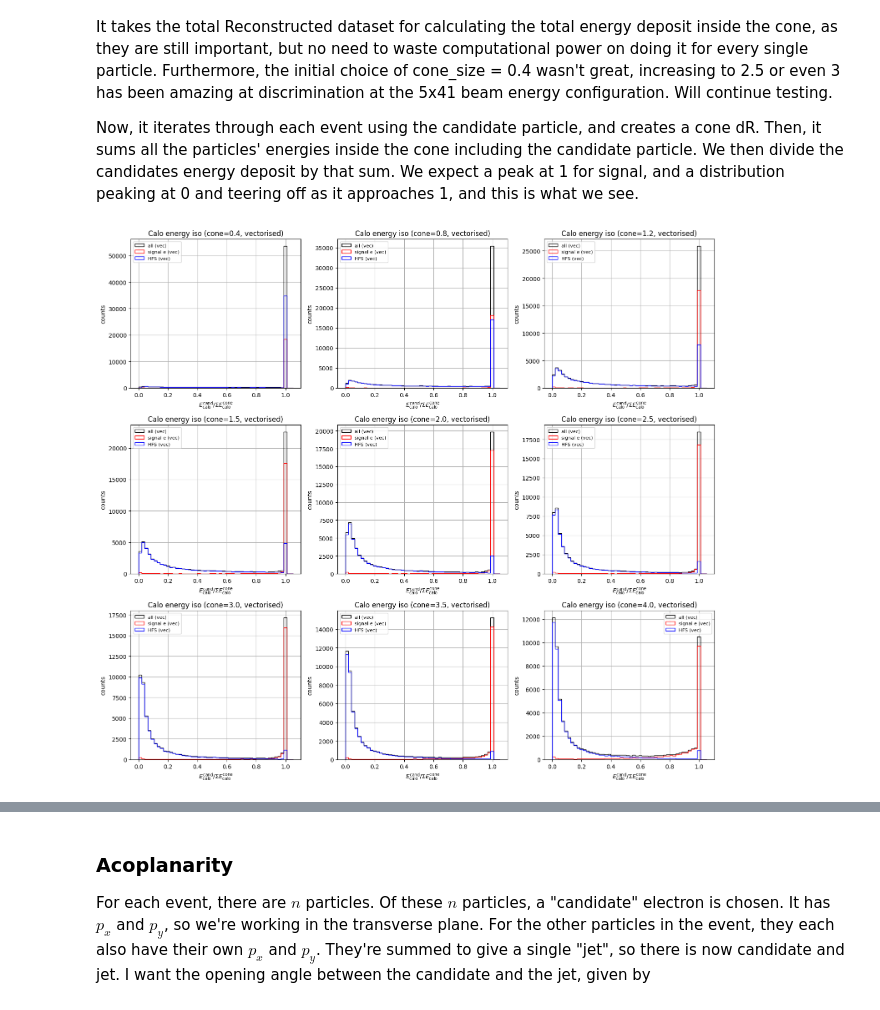
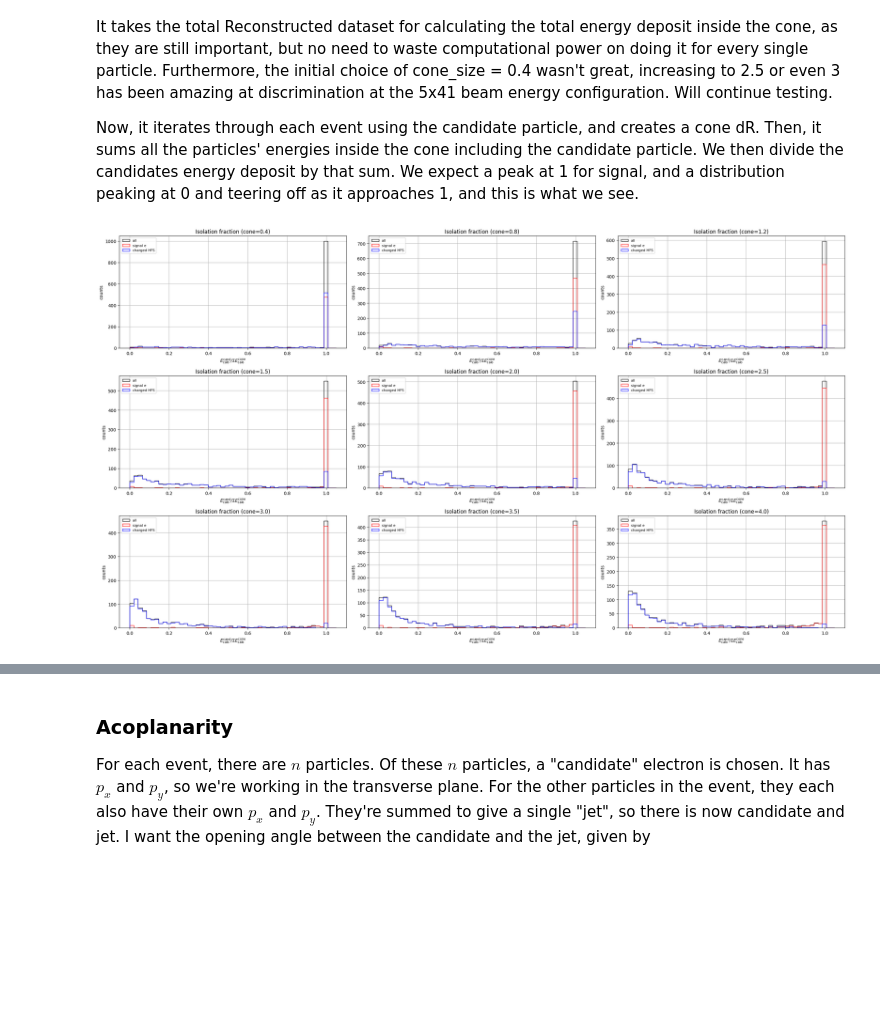
Before and after one commit to nalted/Masters-Project-Public, a Jupyter notebook: projectxg/xgboost_tutorial.ipynb, the cells around one changed output, grey strips where cells are left out. Cells and saved outputs as stored; diff of their text form; code cells hidden in the pictures; blank space fills up the shorter version.

```diff
--- a/projectxg/xgboost_tutorial.ipynb
+++ b/projectxg/xgboost_tutorial.ipynb
@@ -57,7 +86,7 @@ trees = [uproot.open(f)["events"] for f in input_files]
 # %%
 filter_name=[
-    "ReconstructedParticles/ReconstructedParticles.*",
     "ReconstructedChargedParticles/ReconstructedChargedParticles.*",
+    #"ReconstructedChargedParticles/ReconstructedChargedParticles.*",
     "MCParticles/MCParticles.*",
     "EcalBarrelClusters/EcalBarrelClusters.*",
     "EcalEndcapPClusters/EcalEndcapPClusters.*",
@@ -65,10 +94,10 @@ filter_name=[
     "EcalBarrelClusterAssociations/EcalBarrelClusterAssociations.*",
     "EcalEndcapPClusterAssociations/EcalEndcapPClusterAssociations.*",
     "EcalEndcapNClusterAssociations/EcalEndcapNClusterAssociations.*",
-    "ReconstructedParticleAssociations/ReconstructedParticleAssociations.*",
     "ReconstructedChargedParticleAssociations/ReconstructedChargedParticleAssociations.*",
-    "InclusiveKinematicsTruth/InclusiveKinematicsTruth.*"
-],
+    #"ReconstructedChargedParticleAssociations/ReconstructedChargedParticleAssociations.*",
+    "InclusiveKinematicsTruth/InclusiveKinematicsTruth.*",
+]
 
 events_list = [tree.arrays(filter_name=filter_name, library="ak") for tree in trees]
 events = ak.concatenate(events_list, axis=0)
@@ -337,7 +368,6 @@ Now, it iterates through each event using the candidate particle, and creates a
 # %%
 # isolation - fully vectorised using awkward broadcasting
 def calculate_isolation_vectorised(cand_eta, cand_phi, field_eta, field_phi, field_weight, cone_size=2.5):
-    """Compute sum of field_weight inside cone around each candidate, per event."""
     # cand shape:  [events, n_cand]
     # field shape: [events, n_field]
     # broadcast to [events, n_cand, n_field]
@@ -438,37 +470,37 @@ iso_frac_calo_vec = ak.where(iso_calo_total_vec > 0,
 # %%
 # plotting the isolation fraction using the vectorised isolation calculation for the same cone sizes
 cone_sizes = [0.4, 0.8, 1.2, 1.5, 2.0, 2.5, 3.0, 3.5, 4.0]
 ncols = 3
 nrows = int(np.ceil(len(cone_sizes) / ncols))
 
 
-fig, axes = plt.subplots(nrows, ncols, figsize=(5 * ncols, 4.5 * nrows))
+fig, axes = plt.subplots(nrows, ncols, figsize=(8 * ncols, 4.5 * nrows))
 axes = np.atleast_1d(axes).ravel()
 
 for ax, cone in zip(axes, cone_sizes):
     iso_calo_cone_vec = calculate_isolation_vectorised(
-        matched_calo_eta_ch, matched_calo_phi_ch,
+        matched_calo_eta, matched_calo_phi,
         all_calo_eta, all_calo_phi, all_calo_E, cone_size=cone
     )
-    iso_frac_calo_cone_vec = ak.where(iso_calo_cone_vec > 0, matched_calo_E_ch_vec / iso_calo_cone_vec, 0.0)
+    iso_frac_calo_cone_vec = ak.where(iso_calo_cone_vec > 0, matched_calo_E_vec / iso_calo_cone_vec, 0.0)
 
-    all_vals_vec = ak.flatten(iso_frac_calo_cone_vec[reco_has_mc_ch])
-    sig_vals_vec = ak.flatten(iso_frac_calo_cone_vec[is_signal_electron_ch])
-    hfs_vals_vec = ak.flatten(iso_frac_calo_cone_vec[is_hfs_ch])
+    all_vals_vec = ak.flatten(iso_frac_calo_cone_vec[reco_has_mc])
+    sig_vals_vec = ak.flatten(iso_frac_calo_cone_vec[is_signal_electron])
+    hfs_vals_vec = ak.flatten(iso_frac_calo_cone_vec[is_hfs])
 
-    ax.hist(all_vals_vec, bins=50, range=(0, 1.05), histtype='step', color='black', label='all (vec)')
-    ax.hist(sig_vals_vec, bins=50, range=(0, 1.05), histtype='step', color='red', label='signal e (vec)')
-    ax.hist(hfs_vals_vec, bins=50, range=(0, 1.05), histtype='step', color='blue', label='HFS (vec)')
+    ax.hist(all_vals_vec, bins=50, range=(0, 1.05), histtype='step', color='black', label='all')
+    ax.hist(sig_vals_vec, bins=50, range=(0, 1.05), histtype='step', color='red', label='signal e')
+    ax.hist(hfs_vals_vec, bins=50, range=(0, 1.05), histtype='step', color='blue', label='charged HFS')
     ax.set_xlabel(r'$E_{\mathrm{calo}}^{\mathrm{cand}} / \Sigma E_{\mathrm{calo}}^{\mathrm{cone}}$')
     ax.set_ylabel('counts')
-    ax.set_title(f'Calo energy iso (cone={cone}, vectorised)')
+    ax.set_title(f'Isolation fraction (cone={cone})')
     ax.grid(True)
     ax.legend(fontsize=8)
 
 for ax in axes[len(cone_sizes):]:
     ax.set_visible(False)
 plt.tight_layout()
 plt.show()
 # %% [output]
-[figure, old version]
+[figure, new version]
 # %%
```
Also changed, not shown: parts of 52 cells of this notebook, 7 other files.
